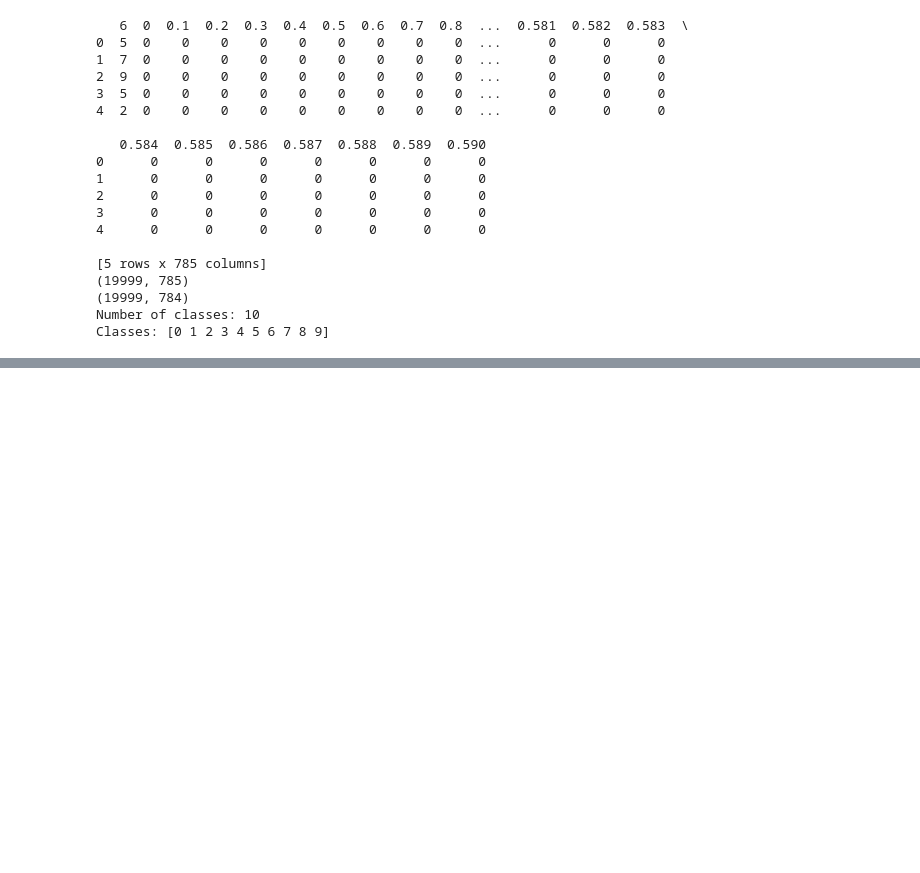
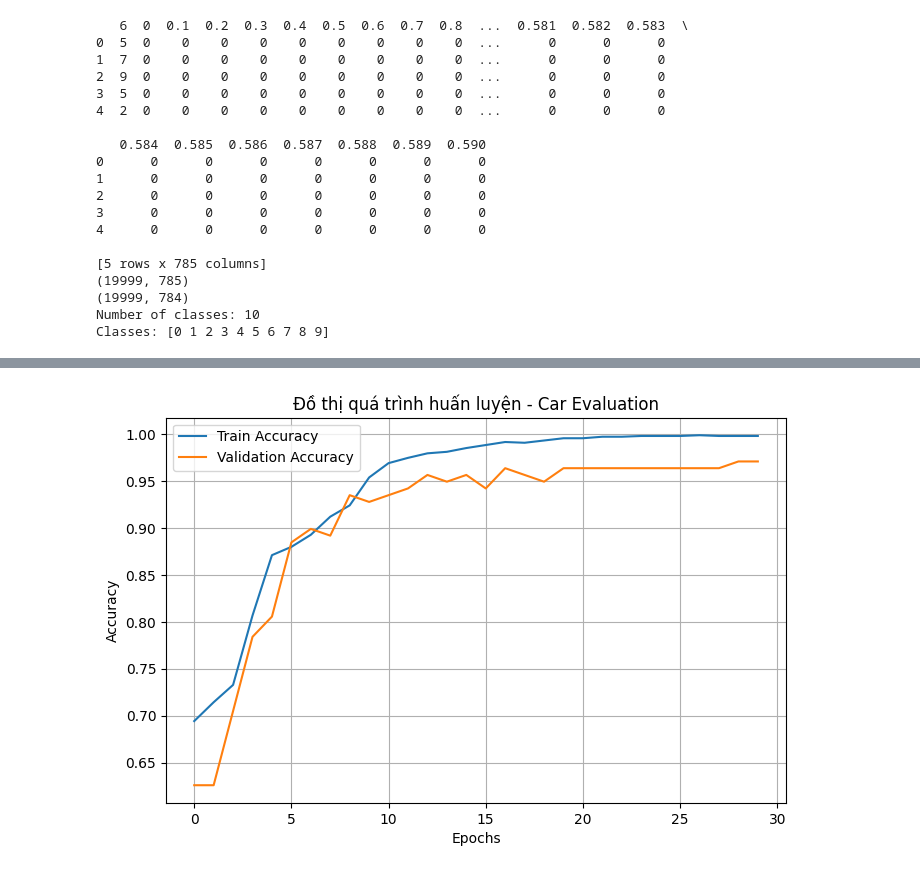
Before and after one commit to XTruong1511/TH_DeepLaening, a Jupyter notebook: TH_Deep_B3.ipynb, the cells around one changed output, grey strips where cells are left out. Cells and saved outputs as stored; diff of their text form; code cells hidden in the pictures; blank space fills up the shorter version.

```diff
--- a/TH_Deep_B3.ipynb
+++ b/TH_Deep_B3.ipynb
@@ -241,0 +674,88 @@ Epoch 30/30
+# %%
+import pandas as pd
+import numpy as np
+import tensorflow as tf
+from tensorflow.keras import layers, models
+from sklearn.model_selection import train_test_split
+from sklearn.preprocessing import LabelEncoder
+import matplotlib.pyplot as plt
+print("Đang tải dữ liệu Car Evaluation...")
+
+
+url = "https://archive.ics.uci.edu/ml/machine-learning-databases/car/car.data"
+columns = ['buying', 'maint', 'doors', 'persons', 'lug_boot', 'safety', 'class']
+df = pd.read_csv(url, names=columns)
+
+print(f"Kích thước dữ liệu gốc: {df.shape}")
+
+# Tách đặc trưng (X) và Nhãn dự đoán (y)
+X = df.drop('class', axis=1)
+y = df['class']
+
+# 1.1 Xử lý Nhãn (y)
+label_encoder = LabelEncoder()
+y = label_encoder.fit_transform(y)
+class_names = label_encoder.classes_
+print(f"Bản đồ nhãn phân loại: {dict(enumerate(class_names))}")
+
+# 1.2 Xử lý Đặc trưng (X)
+X = pd.get_dummies(X)
+
+# 1.3 Chia tập dữ liệu
+X_train, X_test, y_train, y_test = train_test_split(X, y, test_size=0.2, random_state=42)
+
+# Ép kiểu dữ liệu về float32 để TensorFlow xử lý mượt mà hơn
+X_train = np.asarray(X_train).astype(np.float32)
+X_test = np.asarray(X_test).astype(np.float32)
+
+print(f"Số lượng đặc trưng (input_dim) sau khi biến đổi: {X_train.shape[1]}")
+
+
+model = models.Sequential()
+
+# Lớp ẩn 1
+model.add(layers.Dense(64, activation='relu', input_dim=X_train.shape[1]))
+
+# Lớp ẩn 2
+model.add(layers.Dense(32, activation='relu'))
+
+# Lớp đầu ra
+model.add(layers.Dense(4, activation='softmax'))
+
+model.summary()
+
+model.compile(optimizer='adam',
+              loss='sparse_categorical_crossentropy',
+              metrics=['accuracy'])
+
+print("\n--- Bắt đầu huấn luyện mô hình ---")
+history = model.fit(X_train, y_train, epochs=30, batch_size=32, validation_split=0.1, verbose=1)
+
+test_loss, test_acc = model.evaluate(X_test, y_test, verbose=0)
+print(f"\nĐộ chính xác của mô hình trên tập Test: {test_acc * 100:.2f}%")
+
+# Vẽ đồ thị độ chính xác
+plt.figure(figsize=(8, 5))
+plt.plot(history.history['accuracy'], label='Train Accuracy')
+plt.plot(history.history['val_accuracy'], label='Validation Accuracy')
+plt.title('Đồ thị quá trình huấn luyện - Car Evaluation')
+plt.xlabel('Epochs')
+plt.ylabel('Accuracy')
+plt.legend()
+plt.grid(True)
+plt.show()
+
+
+sample_idx = 10
+sample = X_test[sample_idx].reshape(1, -1)
+
+# Mô hình sẽ trả về 1 mảng 4 giá trị xác suất tương ứng với 4 nhãn
+predictions = model.predict(sample)
+predicted_label_idx = np.argmax(predictions)
+true_label_idx = y_test[sample_idx]
+
+print(f"\n--- KẾT QUẢ DỰ ĐOÁN ---")
+print(f"Xác suất cho 4 lớp: {predictions[0]}")
+print(f"Mô hình dự đoán chất lượng xe là: {class_names[predicted_label_idx]}")
+print(f"Chất lượng thực tế của xe là: {class_names[true_label_idx]}")
+# %% [output]
@@ -241,0 +796 @@ Epoch 30/30
+[figure, added]
```
Also changed, not shown: parts of 11 cells of this notebook.
